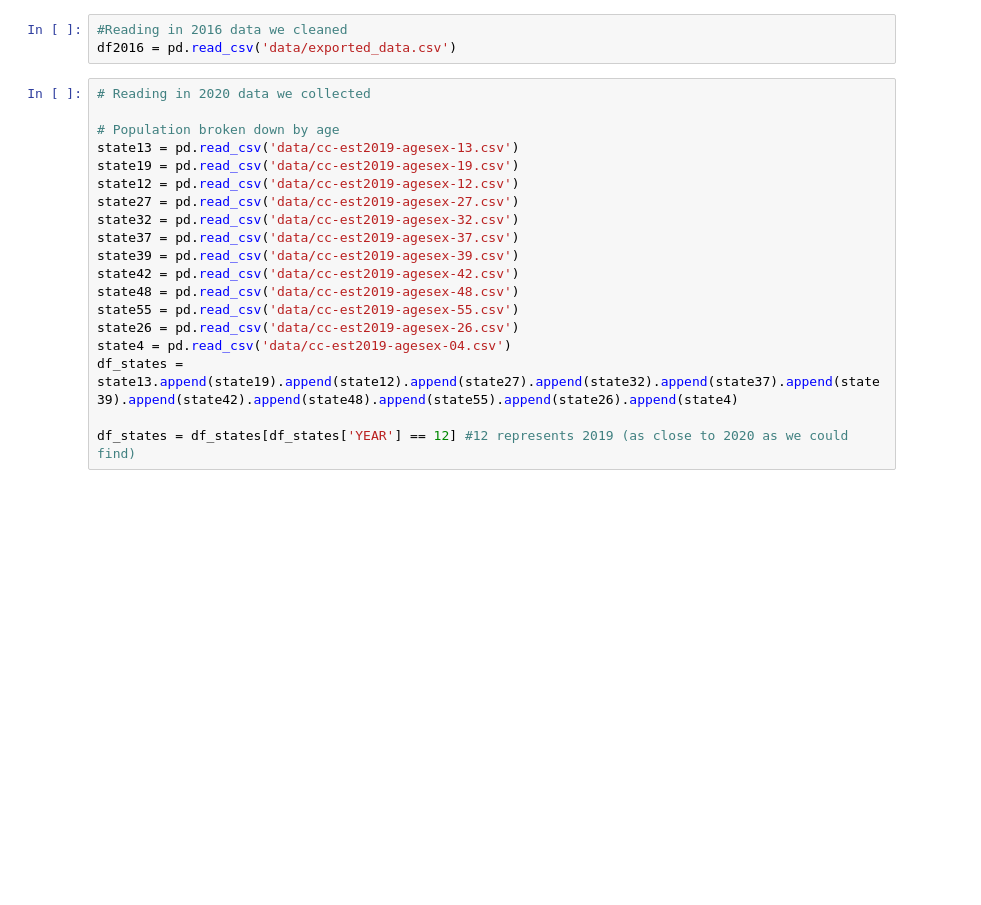
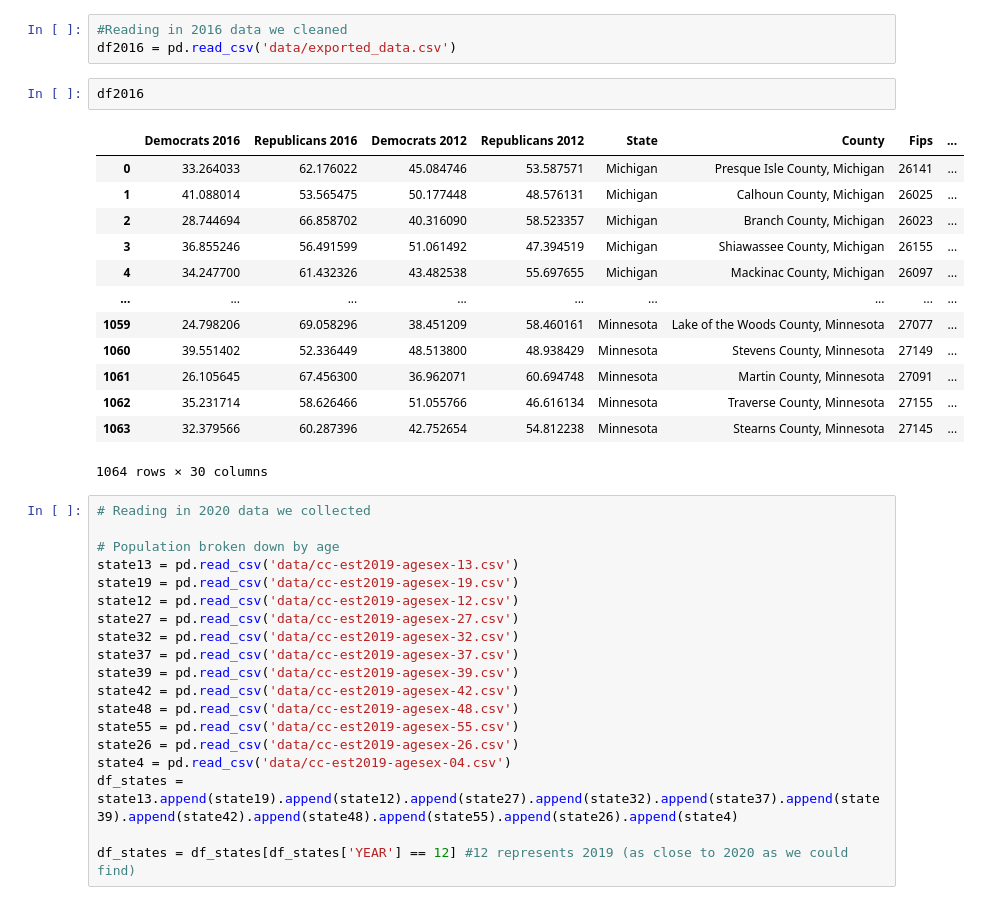
Before and after one commit to eweed001/ORIE-4741-Project, a Jupyter notebook: data_collection_cleaning2020.ipynb, the cells around one changed output. Cells and saved outputs as stored; diff of their text form; blank space fills up the shorter version.

```diff
--- a/data_collection_cleaning2020.ipynb
+++ b/data_collection_cleaning2020.ipynb
@@ -14,6 +16,22 @@ import math
 # %%
 #Reading in 2016 data we cleaned
 df2016 = pd.read_csv('data/exported_data.csv')
+# %%
+df2016
+# %% [output]
+|  | Democrats 2016 | Republicans 2016 | Democrats 2012 | Republicans 2012 | State | County | Fips | ... |
+| 0 | 33.264033 | 62.176022 | 45.084746 | 53.587571 | Michigan | Presque Isle County, Michigan | 26141 | ... |
+| 1 | 41.088014 | 53.565475 | 50.177448 | 48.576131 | Michigan | Calhoun County, Michigan | 26025 | ... |
+| 2 | 28.744694 | 66.858702 | 40.316090 | 58.523357 | Michigan | Branch County, Michigan | 26023 | ... |
+| 3 | 36.855246 | 56.491599 | 51.061492 | 47.394519 | Michigan | Shiawassee County, Michigan | 26155 | ... |
+| 4 | 34.247700 | 61.432326 | 43.482538 | 55.697655 | Michigan | Mackinac County, Michigan | 26097 | ... |
+| ... | ... | ... | ... | ... | ... | ... | ... | ... |
+| 1059 | 24.798206 | 69.058296 | 38.451209 | 58.460161 | Minnesota | Lake of the Woods County, Minnesota | 27077 | ... |
+| 1060 | 39.551402 | 52.336449 | 48.513800 | 48.938429 | Minnesota | Stevens County, Minnesota | 27149 | ... |
+| 1061 | 26.105645 | 67.456300 | 36.962071 | 60.694748 | Minnesota | Martin County, Minnesota | 27091 | ... |
+| 1062 | 35.231714 | 58.626466 | 51.055766 | 46.616134 | Minnesota | Traverse County, Minnesota | 27155 | ... |
+| 1063 | 32.379566 | 60.287396 | 42.752654 | 54.812238 | Minnesota | Stearns County, Minnesota | 27145 | ... |
+1064 rows × 30 columns
 # %%
 # Reading in 2020 data we collected
 
```
Also changed, not shown: parts of 22 cells of this notebook.
